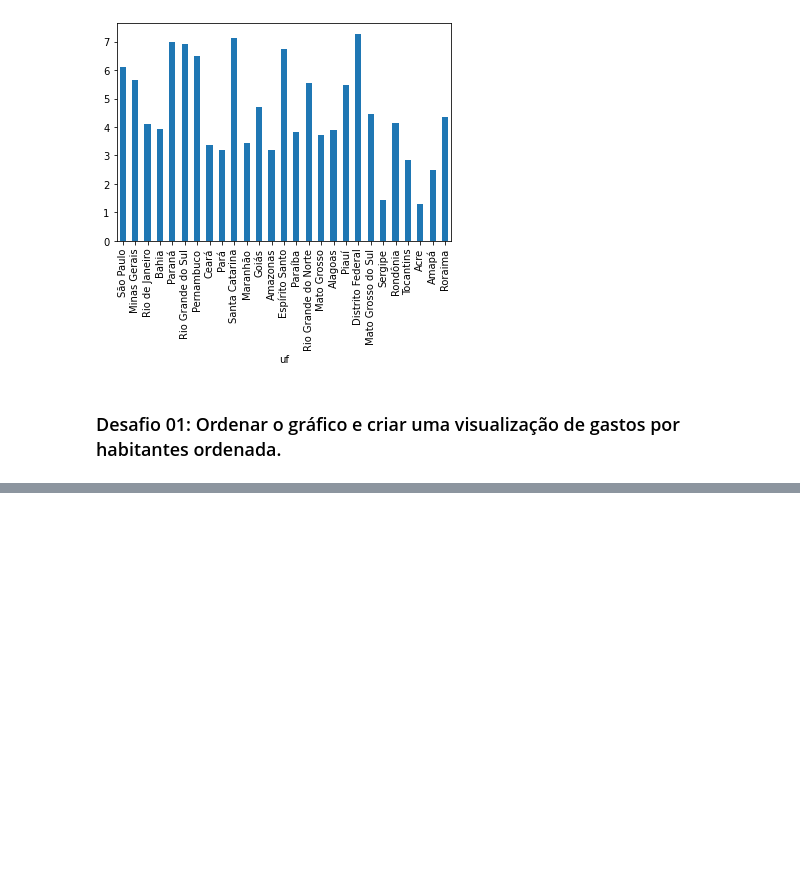
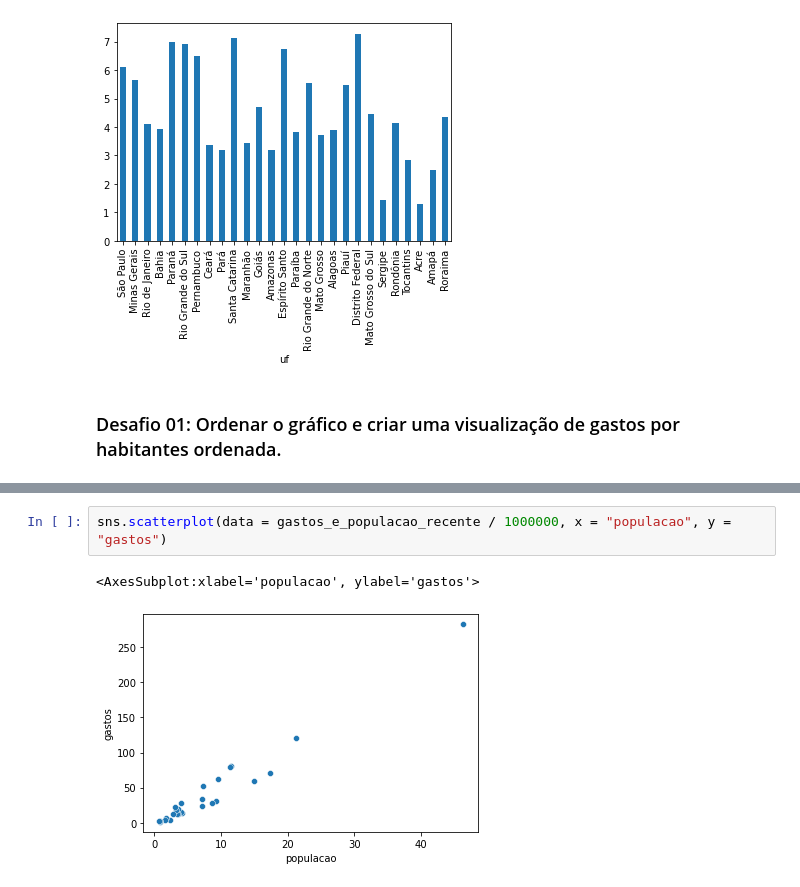
Before and after one commit to diascarolina/data-science-bootcamp, a Jupyter notebook: modulo2/aulas_desafios_modulo2.ipynb, the cells around one changed output, grey strips where cells are left out. Saved outputs shown, nothing was run; the diff lists cells and outputs as text; blank space fills up the shorter version.

```diff
--- a/modulo2/aulas_desafios_modulo2.ipynb
+++ b/modulo2/aulas_desafios_modulo2.ipynb
@@ -450,0 +538,5 @@ plt.show()
+# %%
+sns.scatterplot(data = gastos_e_populacao_recente / 1000000, x = "populacao", y = "gastos")
+# %% [output]
+<AxesSubplot:xlabel='populacao', ylabel='gastos'>
+[figure, added]
```
Also changed, not shown: parts of 30 cells of this notebook.
